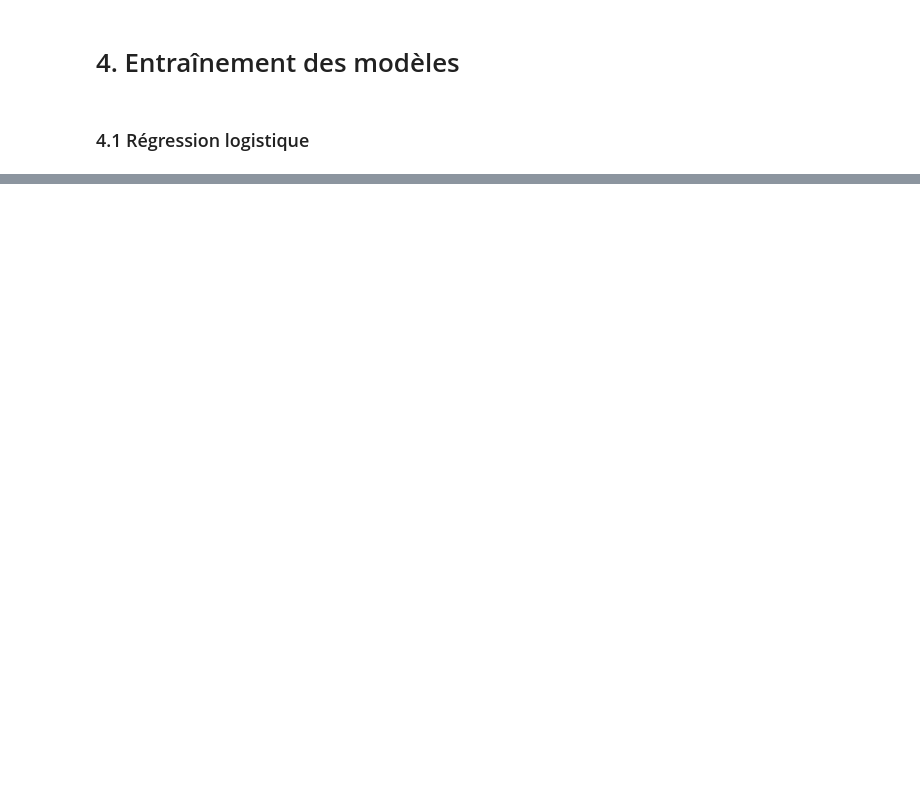
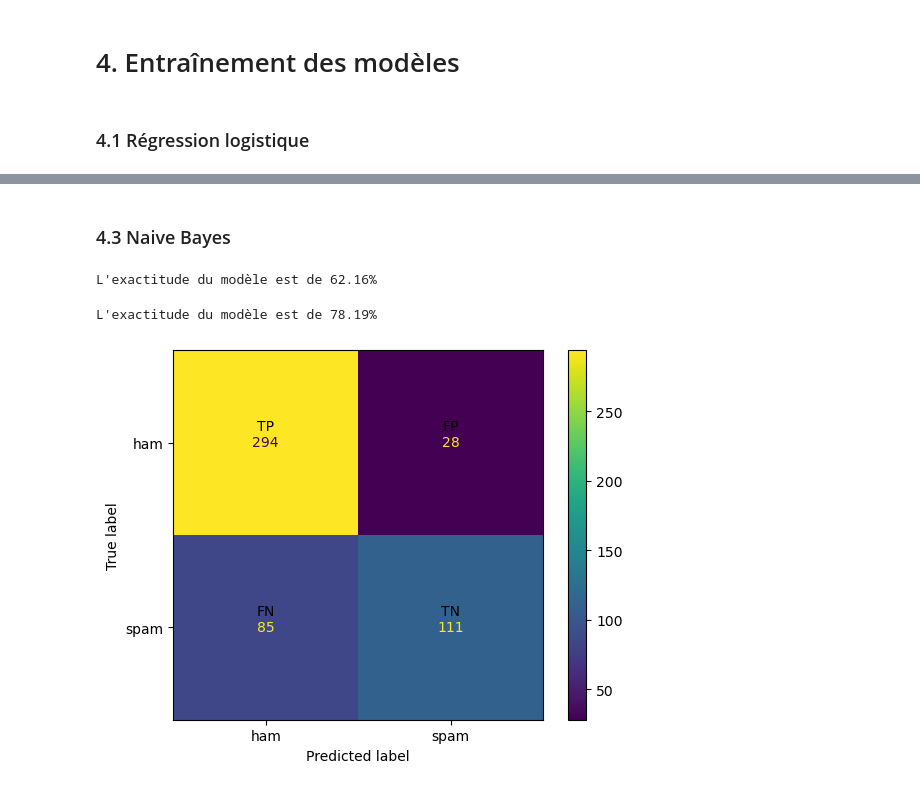
Before and after one commit to FlorianClaisse/Projet_Analyse, a Jupyter notebook: script_bis_2.ipynb, the cells around one changed output, grey strips where cells are left out. Saved outputs shown, nothing was run; the diff lists cells and outputs as text; code cells hidden in the pictures; blank space fills up the shorter version.

```diff
--- a/script_bis_2.ipynb
+++ b/script_bis_2.ipynb
@@ -351,14 +467,21 @@ ValueError: 'c' argument has 2070 elements, which is inconsistent with 'x' and '
 ### 4.1 Régression logistique
 # %%
 from LogisticRegression import LogisticRegression
+from sklearn.metrics import accuracy_score
 
 # Instancier et entraîner le classificateur de régression logistique
 lr_classifier = LogisticRegression()
-lr_classifier.fit(X_reduced.values, y_train.values)
+lr_classifier.fit(X_train_reduced_df, y_train.values)
+
+
 
 # Prédire les étiquettes sur l'ensemble de test
-lr_predictions = lr_classifier.predict(X_test.values)
+lr_predictions = lr_classifier.predict(X_test_reduced_df.values)
 
 # Calculer l'exactitude
-lr_accuracy = lr_classifier.accuracy(y_test.values, lr_predictions)
+# lr_accuracy = lr_classifier.accuracy(y_test.values, lr_predictions)
+lr_accuracy = np.sum(y_test.values == lr_predictions) / len(y_test.values)
 print(f"L'exactitude du modèle est de {lr_accuracy * 100:.2f}%")
+
+lr_accuracy_2 = accuracy_score(y_test.values, lr_predictions)
+print(f"L'exactitude du modèle est de {lr_accuracy_2 * 100:.2f}%")
@@ -364,0 +600,59 @@ print(f"L'exactitude du modèle est de {lr_accuracy * 100:.2f}%")
+# %% [markdown]
+### 4.3 Naive Bayes
+# %%
+from Naive_Bayes import NaiveBayes
+
+# Instancier et entraîner le classificateur Naive Bayes
+nb_classifier = NaiveBayes()
+nb_classifier.fit(X_train_reduced, y_train.values)
+
+# Prédire les étiquettes sur l'ensemble de test
+nb_predictions = nb_classifier.predict(X_test_reduced)
+
+# Calculer l'exactitude
+nb_accuracy = nb_classifier.accuracy(y_test, nb_predictions)
+print(f"L'exactitude du modèle est de {nb_accuracy * 100:.2f}%")
+# %% [output]
+L'exactitude du modèle est de 62.16%
+# %%
+#faire une naive bayes avec skytlearn
+from sklearn.naive_bayes import GaussianNB
+
+# Instancier et entraîner le classificateur Naive Bayes
+nb_classifier = GaussianNB()
+nb_classifier.fit(X_train_reduced_df, y_train.values)
+
+# Prédire les étiquettes sur l'ensemble de test
+nb_predictions = nb_classifier.predict(X_test_reduced_df)
+
+# Calculer l'exactitude
+nb_accuracy = accuracy_score(y_test, nb_predictions)
+print(f"L'exactitude du modèle est de {nb_accuracy * 100:.2f}%")
+
+#faire un plot por voir les resultats de la naive bayes
+
+from sklearn.metrics import confusion_matrix
+from sklearn.metrics import ConfusionMatrixDisplay
+
+# Matrice de confusion
+nb_cm = confusion_matrix(y_test, nb_predictions)
+
+# Afficher la matrice de confusion
+disp = ConfusionMatrixDisplay(confusion_matrix=nb_cm, display_labels=['ham', 'spam'])
+disp.plot()
+
+# Annoter les cases
+for i in range(nb_cm.shape[0]):
+    for j in range(nb_cm.shape[1]):
+        # Ajouter les valeurs avec texte compact
+        if i == j:
+            label = "TP" if i == 0 else "TN"
+        else:
+            label = "FP" if i == 0 else "FN"
+        plt.text(j, i, f"{label}\n\n",
+                 ha='center', va='center', color='black', fontsize=10)
+
+plt.show()
+# %% [output]
+L'exactitude du modèle est de 78.19%
+[figure, added]
```
Also changed, not shown: parts of 18 cells of this notebook, 8 other files.
